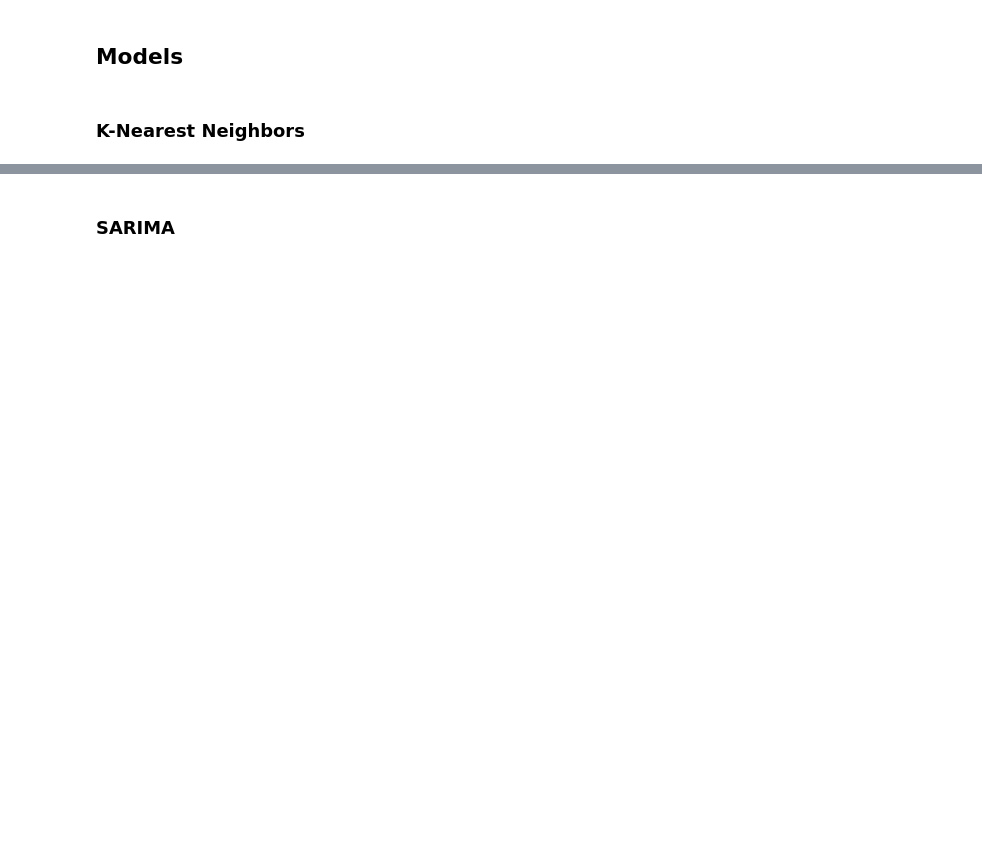
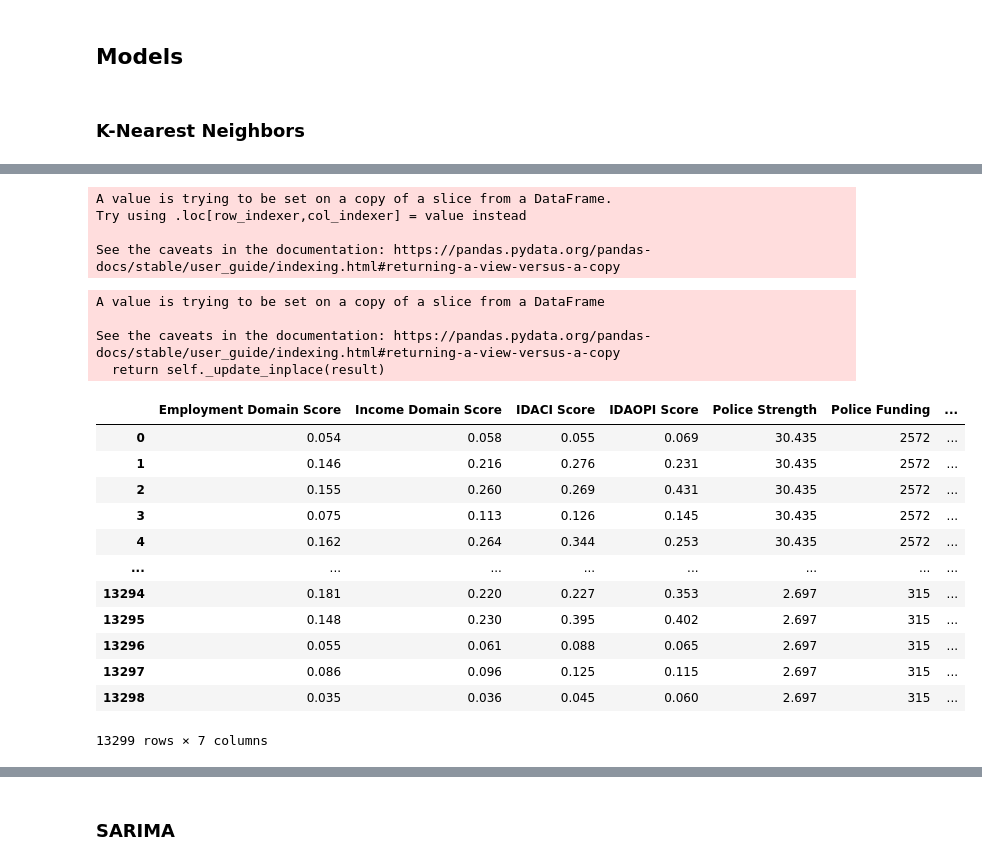
Before and after one commit to MoshaLangerak/Data_Challenge_2_Group_18, a Jupyter notebook: DC_2_Final_Submit.ipynb, the cells around one changed output, grey strips where cells are left out. Saved outputs shown, nothing was run; the diff lists cells and outputs as text; code cells hidden in the pictures; blank space fills up the shorter version.

```diff
--- a/DC_2_Final_Submit.ipynb
+++ b/DC_2_Final_Submit.ipynb
@@ -588,0 +622,45 @@ df_2019.to_csv('./Data/2019_data.csv', index=False)
+# %%
+### Get all the features columns except the class
+features_lst = ['LSOA code','Employment Domain Score','Income Domain Score','IDACI Score','IDAOPI Score','Police Strength',
+                'Police Funding','Population']
+
+
+### Get the features data
+data = a[features_lst].reset_index()
+# %%
+fit_data = data[['Employment Domain Score', 'Income Domain Score',
+       'IDACI Score', 'IDAOPI Score', 'Police Strength', 'Police Funding',
+       'Population']]
+# %%
+#remove the 1.101.360 -> this is not computable to float
+fit_data['Population'] = fit_data['Population'].replace(['1.101.360'],'1101.360')
+# %% [output]
+A value is trying to be set on a copy of a slice from a DataFrame.
+Try using .loc[row_indexer,col_indexer] = value instead
+
+See the caveats in the documentation: https://pandas.pydata.org/pandas-docs/stable/user_guide/indexing.html#returning-a-view-versus-a-copy
+# %%
+#replace the nan values with the mode of the column
+for column in fit_data.columns:
+    fit_data[column].fillna(fit_data[column].mode()[0], inplace=True)
+# %% [output]
+A value is trying to be set on a copy of a slice from a DataFrame
+
+See the caveats in the documentation: https://pandas.pydata.org/pandas-docs/stable/user_guide/indexing.html#returning-a-view-versus-a-copy
+  return self._update_inplace(result)
+# %%
+fit_data
+# %% [output]
+|  | Employment Domain Score | Income Domain Score | IDACI Score | IDAOPI Score | Police Strength | Police Funding | ... |
+| 0 | 0.054 | 0.058 | 0.055 | 0.069 | 30.435 | 2572 | ... |
+| 1 | 0.146 | 0.216 | 0.276 | 0.231 | 30.435 | 2572 | ... |
+| 2 | 0.155 | 0.260 | 0.269 | 0.431 | 30.435 | 2572 | ... |
+| 3 | 0.075 | 0.113 | 0.126 | 0.145 | 30.435 | 2572 | ... |
+| 4 | 0.162 | 0.264 | 0.344 | 0.253 | 30.435 | 2572 | ... |
+| ... | ... | ... | ... | ... | ... | ... | ... |
+| 13294 | 0.181 | 0.220 | 0.227 | 0.353 | 2.697 | 315 | ... |
+| 13295 | 0.148 | 0.230 | 0.395 | 0.402 | 2.697 | 315 | ... |
+| 13296 | 0.055 | 0.061 | 0.088 | 0.065 | 2.697 | 315 | ... |
+| 13297 | 0.086 | 0.096 | 0.125 | 0.115 | 2.697 | 315 | ... |
+| 13298 | 0.035 | 0.036 | 0.045 | 0.060 | 2.697 | 315 | ... |
+13299 rows × 7 columns
```
Also changed, not shown: parts of 20 cells of this notebook.
